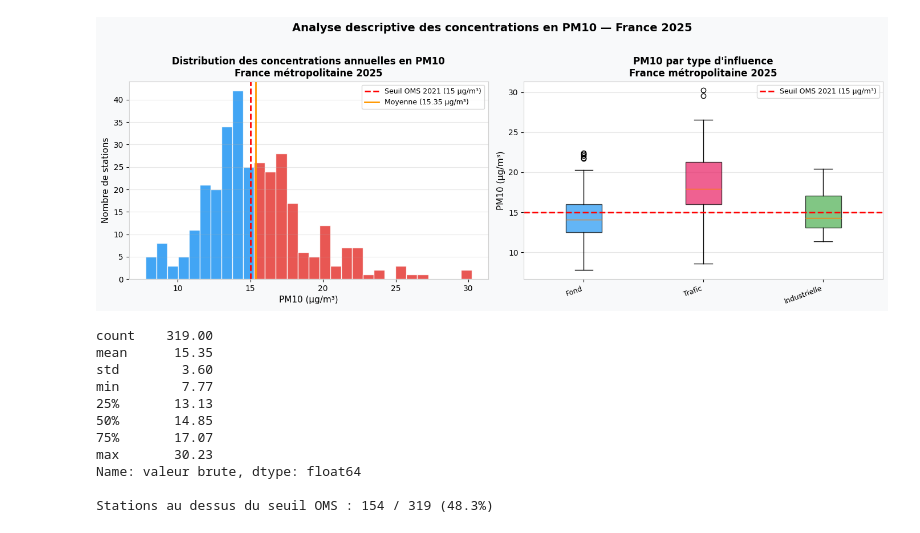
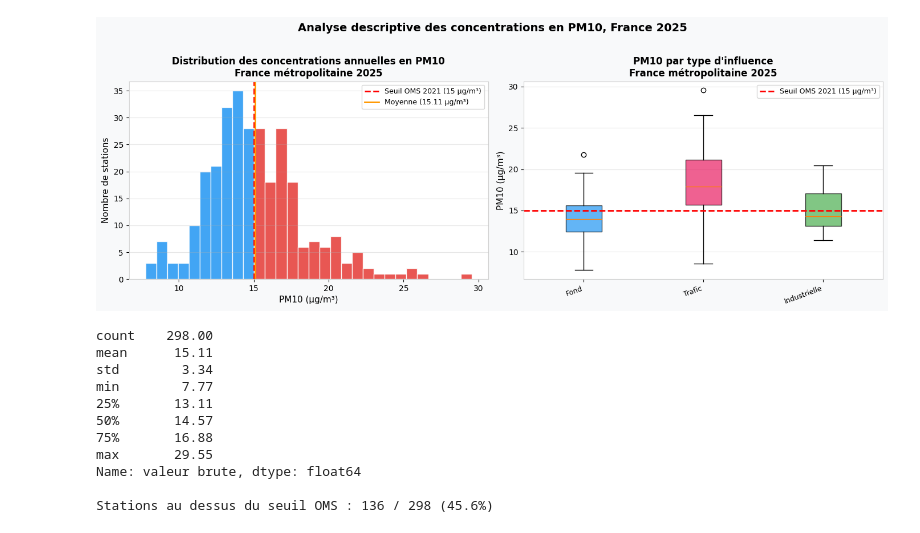
Before and after one commit to Gookd/spatial-pollution-risk-models, a Jupyter notebook: code/PM10 VIZ.ipynb, the cells around one changed output. Cells and saved outputs as stored; diff of their text form; code cells hidden in the pictures.

```diff
--- a/code/PM10 VIZ.ipynb
+++ b/code/PM10 VIZ.ipynb
@@ -44,7 +44,11 @@ m
 import matplotlib.pyplot as plt
 import numpy as np
 
-d_clean = d_clean[d_clean["validité"] == 1]
+d_clean = d_clean[
+    (d_clean["validité"] == 1) &
+    (d_clean["Latitude"].between(41.0, 51.5)) &
+    (d_clean["Longitude"].between(-5.5, 10.0))
+].dropna(subset=["Latitude", "Longitude", "valeur"])
 
 fig, axes = plt.subplots(1, 2, figsize=(14, 5))
 fig.patch.set_facecolor('#f8f9fa')
@@ -88,46 +92,46 @@ ax2 = axes[1]
 ax2.set_facecolor('white')
 
 types = d_clean["type d'influence"].value_counts().index.tolist()
 data_box = [d_clean[d_clean["type d'influence"] == t]["valeur brute"].values for t in types]
 colors_box = ['#2196F3', '#E91E63', '#4CAF50', '#FF9800', '#9C27B0']
 
 bp = ax2.boxplot(data_box, patch_artist=True, notch=False)
 for patch, color in zip(bp['boxes'], colors_box[:len(types)]):
     patch.set_facecolor(color)
     patch.set_alpha(0.7)
 
 ax2.axhline(y=15, color='red', linewidth=2, linestyle='--', label="Seuil OMS 2021 (15 µg/m³)")
 ax2.set_xticklabels(types, rotation=20, ha='right', fontsize=9)
 ax2.set_ylabel("PM10 (µg/m³)", fontsize=11)
 ax2.set_title("PM10 par type d'influence\nFrance métropolitaine 2025",
               fontsize=12, fontweight='bold')
 ax2.legend(fontsize=9)
 ax2.grid(axis='y', alpha=0.3)
 for spine in ax2.spines.values():
     spine.set_edgecolor('#cccccc')
 
-fig.suptitle("Analyse descriptive des concentrations en PM10 — France 2025",
+fig.suptitle("Analyse descriptive des concentrations en PM10, France 2025",
              fontsize=14, fontweight='bold', y=1.02)
 
 plt.tight_layout()
 plt.show()
 
 # Stats descriptives
 print(d_clean["valeur brute"].describe().round(2))
 print(f"\nStations au dessus du seuil OMS : {(d_clean['valeur brute'] > 15).sum()} / {len(d_clean)} ({(d_clean['valeur brute'] > 15).mean()*100:.1f}%)")
 # %% [output]
-[figure, old version]
+[figure, new version]
-count    319.00
-mean      15.35
-std        3.60
+count    298.00
+mean      15.11
+std        3.34
 min        7.77
-25%       13.13
-50%       14.85
-75%       17.07
-max       30.23
+25%       13.11
+50%       14.57
+75%       16.88
+max       29.55
 Name: valeur brute, dtype: float64
 
-Stations au dessus du seuil OMS : 154 / 319 (48.3%)
+Stations au dessus du seuil OMS : 136 / 298 (45.6%)
 # %%
 print(d_clean[d_clean["valeur brute"] > 15][['nom site', 'valeur brute', "type d'influence", "type d'implantation"]].sort_values('valeur brute', ascending=False).to_string())
 # %% [output]
```
Also changed, not shown: 5 other files.
